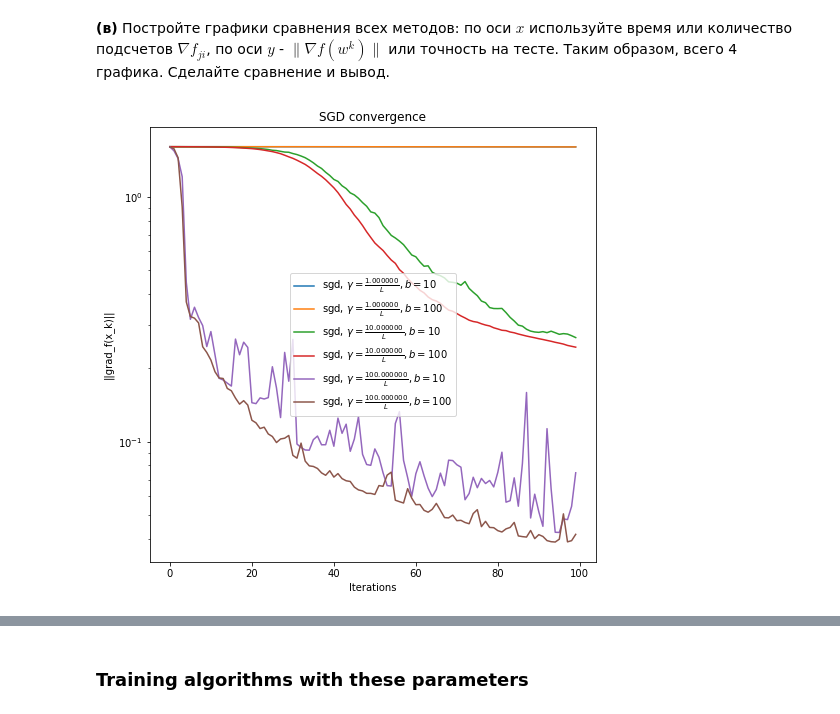
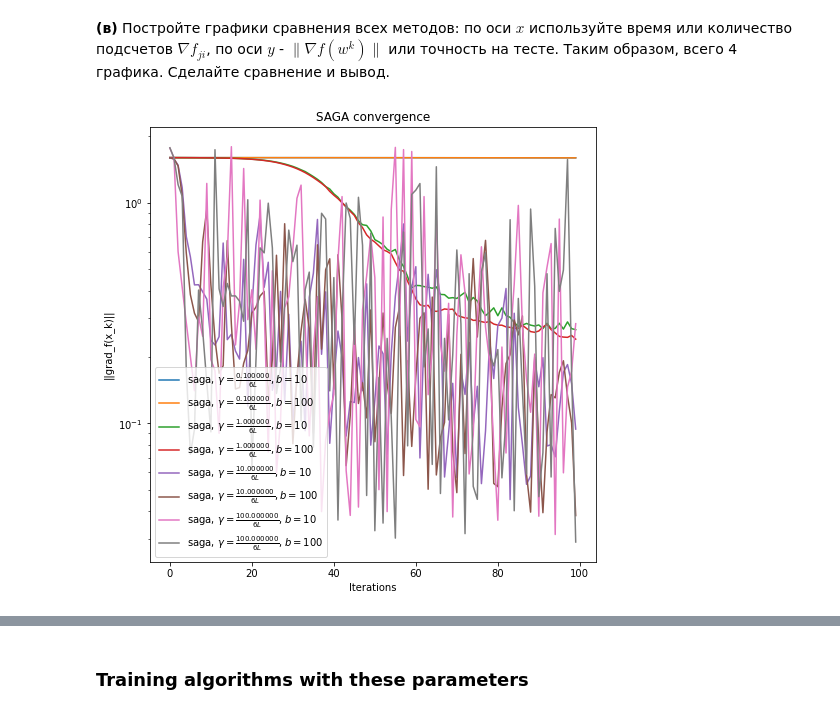
Before and after one commit to k2a07/MIPT-homeworks, a Jupyter notebook: Acharya_Kirill_Optimization_HW_5.ipynb, the cells around one changed output, grey strips where cells are left out. Saved outputs shown, nothing was run; the diff lists cells and outputs as text; code cells hidden in the pictures.

```diff
--- a/Acharya_Kirill_Optimization_HW_5.ipynb
+++ b/Acharya_Kirill_Optimization_HW_5.ipynb
@@ -271,5 +273,25 @@ for args['c'] in c_arr:
-# %%
-opt.plot_graphs(x, y, x_label = "Iterations", lines_labels = labels, title = 'SGD convergence',
-                logscale = True, criteria_type = "||grad_f(x_k)||")
-# %% [output]
-[figure, removed]
+# %%
+#SAGA
+n_iter = 100
+x, y, labels = [], [], []
+n_iter_arr = [i for i in range(n_iter)]
+def gamma(k, f, grad_f, x_k, x_true, args):
+        return args['c']/(6*args['L'])
+
+c_arr = [0.1, 1, 10, 100]
+b_arr = [10, 100]
+
+for args['c'] in c_arr:
+    for args['b'] in b_arr:
+        saga = opt.GradientOptimizer(logloss, logloss_grad, x_0 = x_0, criterium = '||grad_f(x_k)||',
+                        args = args, n_iter = n_iter, gamma_k = gamma, acc_k=log_acc, saga_activate=True,
+                        grad_f_j=logloss_grad_j, prox_activate=True, prox_func=l2_prox)
+
+        points_arr, differences_arr, times_arr, acc_arr = saga.descent()
+        x.append(n_iter_arr)
+        y.append(differences_arr)
+        labels.append(r'saga, $\gamma = \frac{%f}{6L}, b = %i$' % (args['c'], args['b']))
+opt.plot_graphs(x, y, x_label = "Iterations", lines_labels = labels, title = 'SAGA convergence',
+                logscale = True, criteria_type = "||grad_f(x_k)||")
+# %% [output]
+[figure, added]
```
Also changed, not shown: parts of 8 cells of this notebook.
